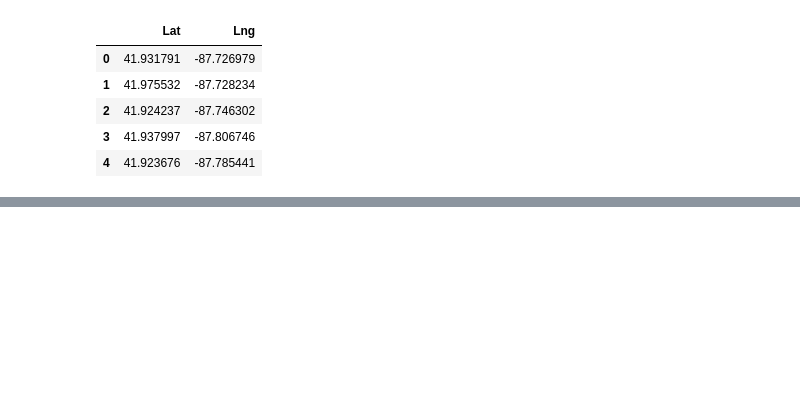
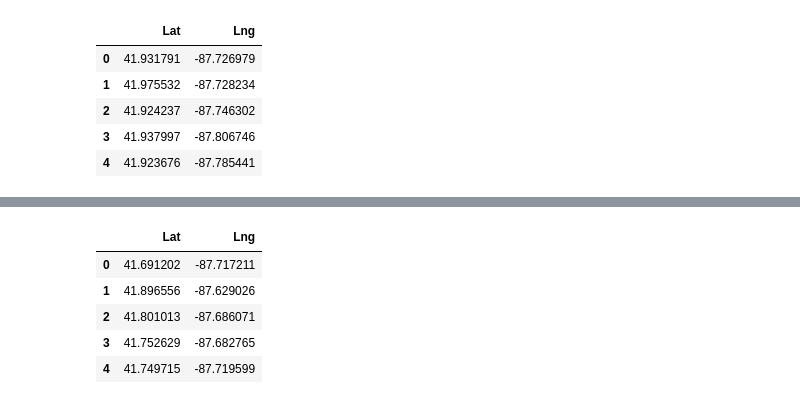
Before and after one commit to emharen/Project-One, a Jupyter notebook: Exploration.ipynb, the cells around one changed output, grey strips where cells are left out. Saved outputs shown, nothing was run; the diff lists cells and outputs as text; code cells hidden in the pictures; blank space fills up the shorter version.

```diff
--- a/Exploration.ipynb
+++ b/Exploration.ipynb
@@ -177,3 +187,16 @@ rl_location.head()
+# %%
+speed_location = speed_cams.loc[:,"LATITUDE":"LONGITUDE"]
+speed_location["LATITUDE"].dropna(how='any', inplace=True)
+speed_location["LONGITUDE"].dropna(how='any', inplace=True)
+speed_location.rename(columns={"LATITUDE": "Lat", "LONGITUDE":"Lng"}, inplace=True)
+speed_location.head()
+# %% [output]
+|  | Lat | Lng |
+| 0 | 41.691202 | -87.717211 |
+| 1 | 41.896556 | -87.629026 |
+| 2 | 41.801013 | -87.686071 |
+| 3 | 41.752629 | -87.682765 |
+| 4 | 41.749715 | -87.719599 |
 # %%
 rl_intersection = rl_cams.loc[:,"INTERSECTION"]
 
```
Also changed, not shown: parts of 2 cells of this notebook, 3 other files.
